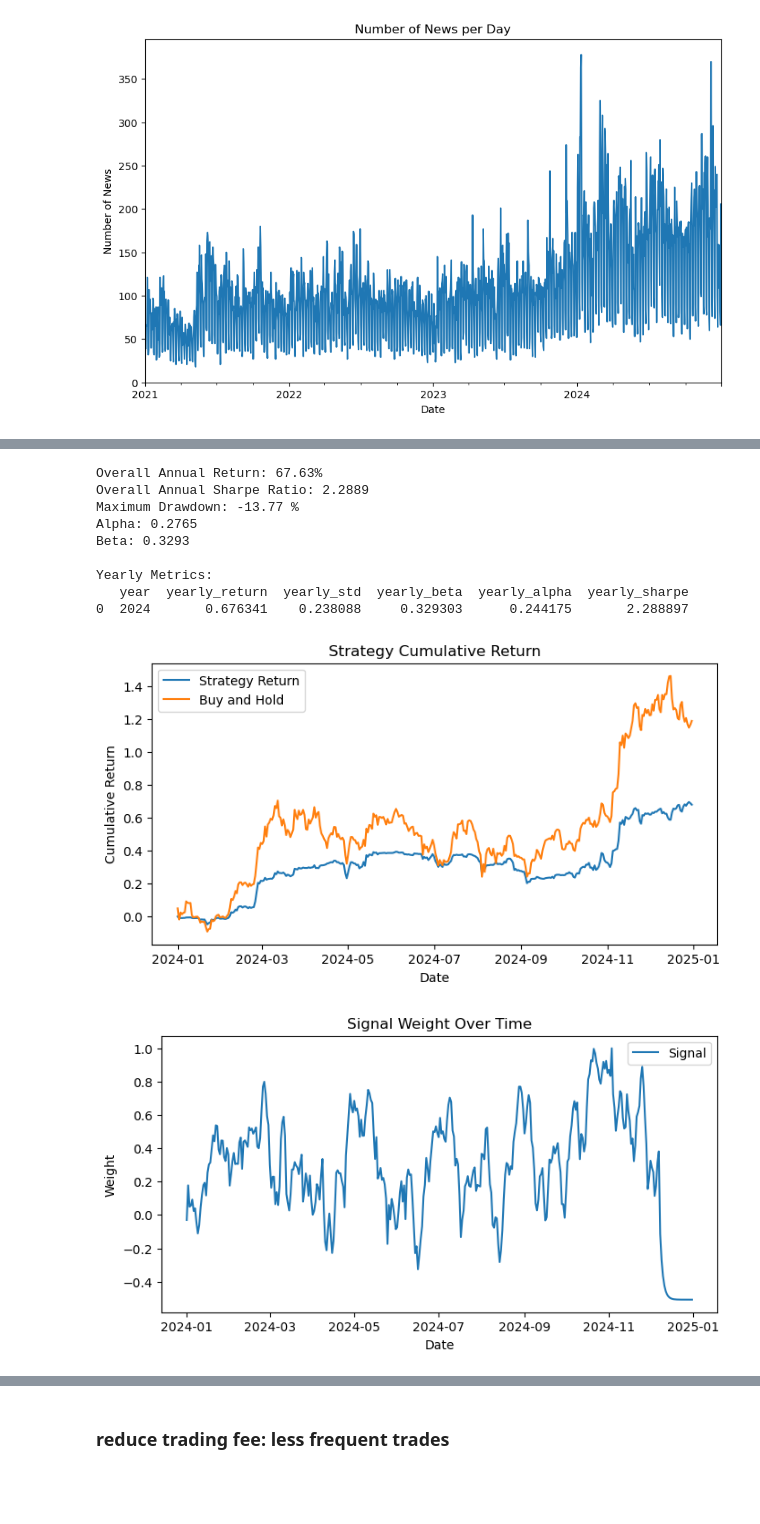
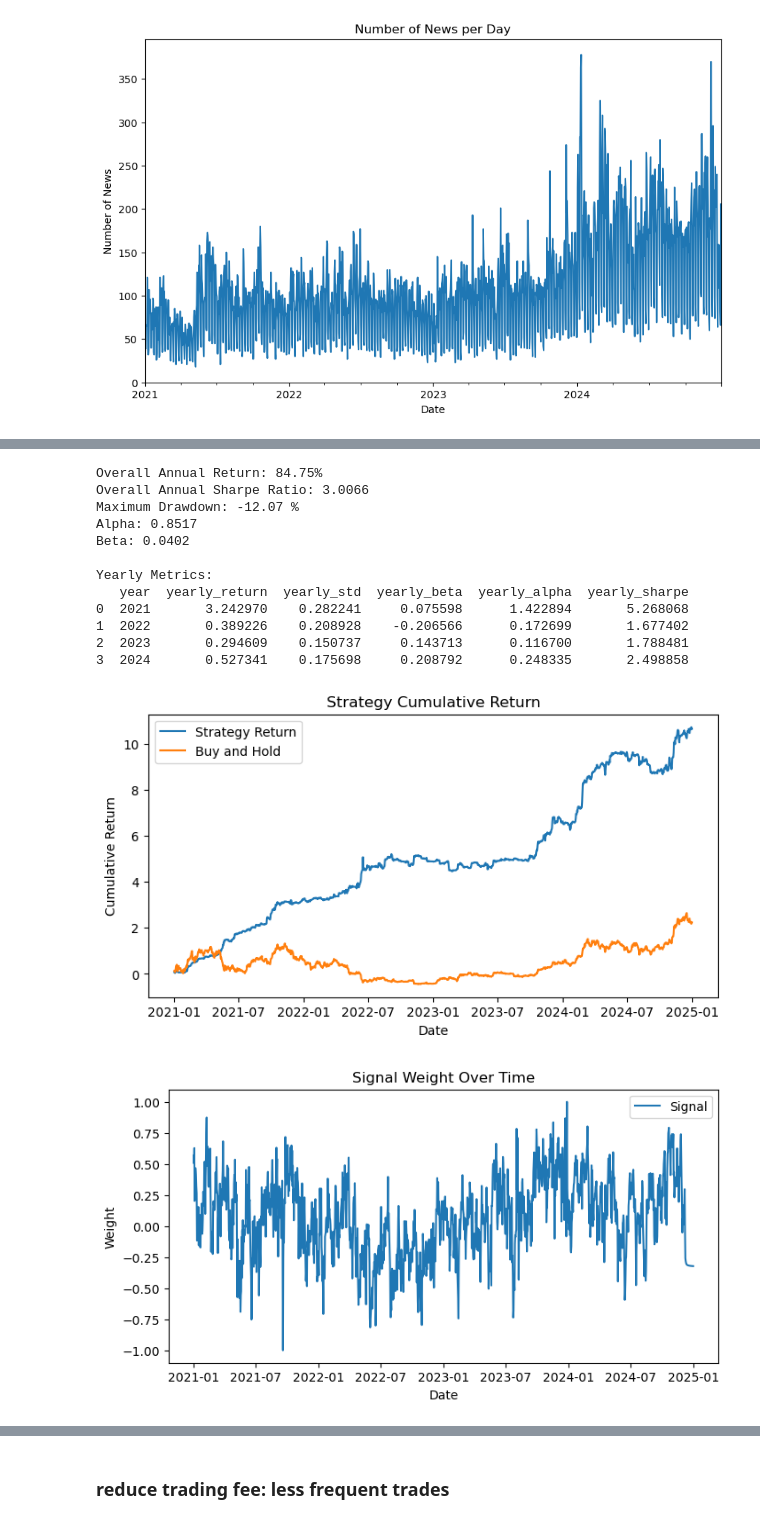
Before and after one commit to alvinku0/Bitcoin-Systematic-Strategies, a Jupyter notebook: crypto_news/strategies_backtesting/strategy_daily.ipynb, the cells around one changed output, grey strips where cells are left out. Drawn from its saved outputs; the diff is of its cells as text; code cells hidden in the pictures; blank space fills up the shorter version.

```diff
--- a/crypto_news/strategies_backtesting/strategy_daily.ipynb
+++ b/crypto_news/strategies_backtesting/strategy_daily.ipynb
@@ -15,7 +129,6 @@ from backtest_functions_v2 import *
 # %% [markdown]
 ### strategy baseline: take simple mean of all 6 absa column
 # %%
-df_news = pd.read_parquet('../data/PROD_cryptonews_absa_daily.parquet')
 df = concat_return(df_news)
 df.head()
 # %% [output]
@@ -117,7 +238,6 @@ Yearly Metrics:
 # %% [markdown]
 ### investigate each feature
 # %%
-df_news = pd.read_parquet('../data/PROD_cryptonews_absa_daily.parquet')
 df = concat_return(df_news)
 df.head()
 # %% [output]
@@ -411,6 +547,0 @@ df.head()
-# %%
-cols = ['tanalysis_absa', 'economy_absa', 'regulation_absa', 'technology_absa', 'adoption_absa']
-df['signal'] = df[cols].mean(axis=1)
-df.drop(columns=cols, inplace=True)
-df.drop(columns=['news_count', 'cybersecurity_absa'], inplace=True)
-df.head()
@@ -424,9 +548,17 @@ df.head()
 # %%
-df = df.fillna(0)
+df.fillna(0, inplace=True)
 
-# apply ewm
-df['signal'] = df['signal'].ewm(span=4).mean()
+# apply smoothing based on previous analysis
+df['tanalysis_absa'] = df['tanalysis_absa'].ewm(span=3).mean()
+df['economy_absa'] = df['economy_absa'].ewm(span=20).mean()
+
+# take mean of all columns
+cols = ['tanalysis_absa', 'economy_absa', 'regulation_absa', 'technology_absa', 'adoption_absa', 'cybersecurity_absa']
+df['signal'] = df[cols].mean(axis=1)
+df.drop(columns=cols, inplace=True)
 
 # feature transformation
 scaler = MinMaxScaler(feature_range=(-1, 1))
 df['signal'] = scaler.fit_transform(df['signal'].values.reshape(-1, 1))
+
+df
@@ -433,19 +579,22 @@ df['signal'] = scaler.fit_transform(df['signal'].values.reshape(-1, 1))
 # %%
-df = df[df.index.year == 2024]
+# df = df[df.index.year == 2024]
 
 run_backtest(df)
 # %% [output]
-Overall Annual Return: 67.63%
-Overall Annual Sharpe Ratio: 2.2889
-Maximum Drawdown: -13.77 %
-Alpha: 0.2765
-Beta: 0.3293
+Overall Annual Return: 84.75%
+Overall Annual Sharpe Ratio: 3.0066
+Maximum Drawdown: -12.07 %
+Alpha: 0.8517
+Beta: 0.0402
 
 Yearly Metrics:
    year  yearly_return  yearly_std  yearly_beta  yearly_alpha  yearly_sharpe
-0  2024       0.676341    0.238088     0.329303      0.244175       2.288897
+0  2021       3.242970    0.282241     0.075598      1.422894       5.268068
+1  2022       0.389226    0.208928    -0.206566      0.172699       1.677402
+2  2023       0.294609    0.150737     0.143713      0.116700       1.788481
+3  2024       0.527341    0.175698     0.208792      0.248335       2.498858
-[figure, old version]
+[figure, new version]
-[figure, old version]
+[figure, new version]
 # %%
 df['signal'] = df['signal'] * 2
 run_backtest(df)
```
Also changed, not shown: parts of 47 cells of this notebook, 5 other files.
